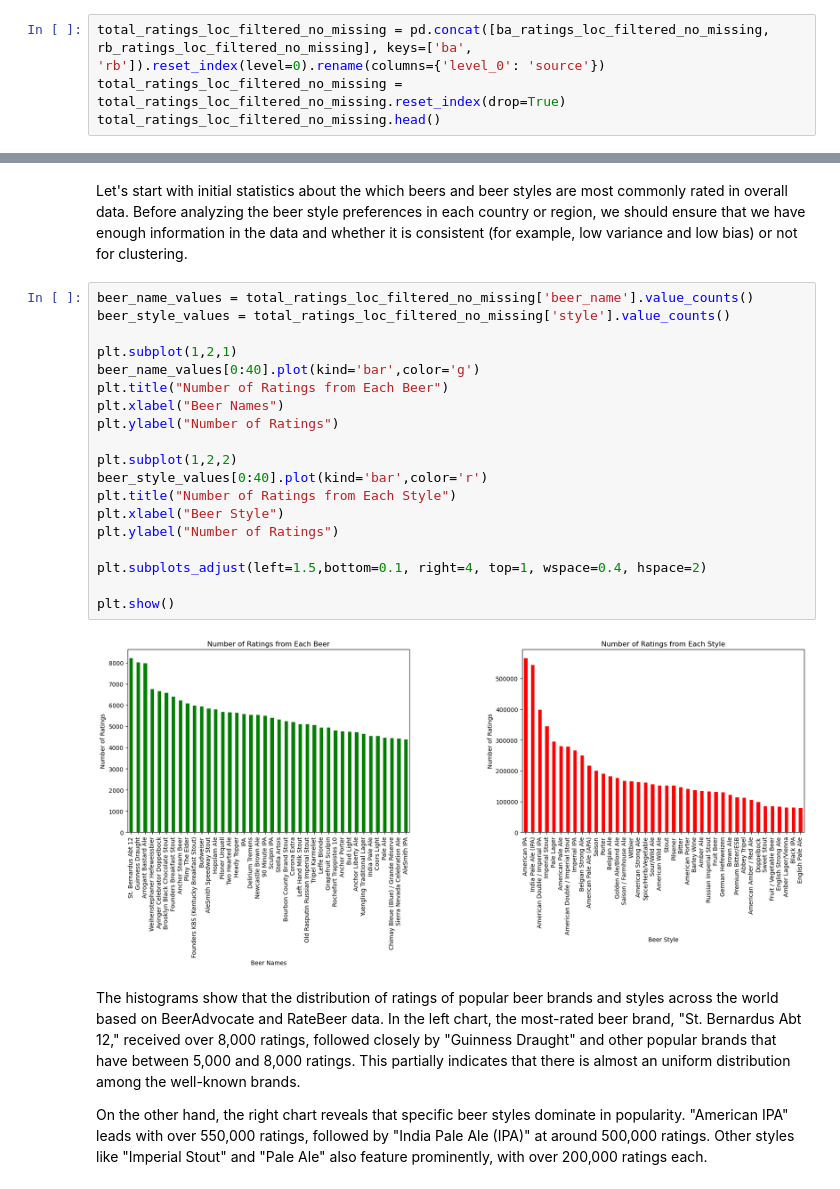
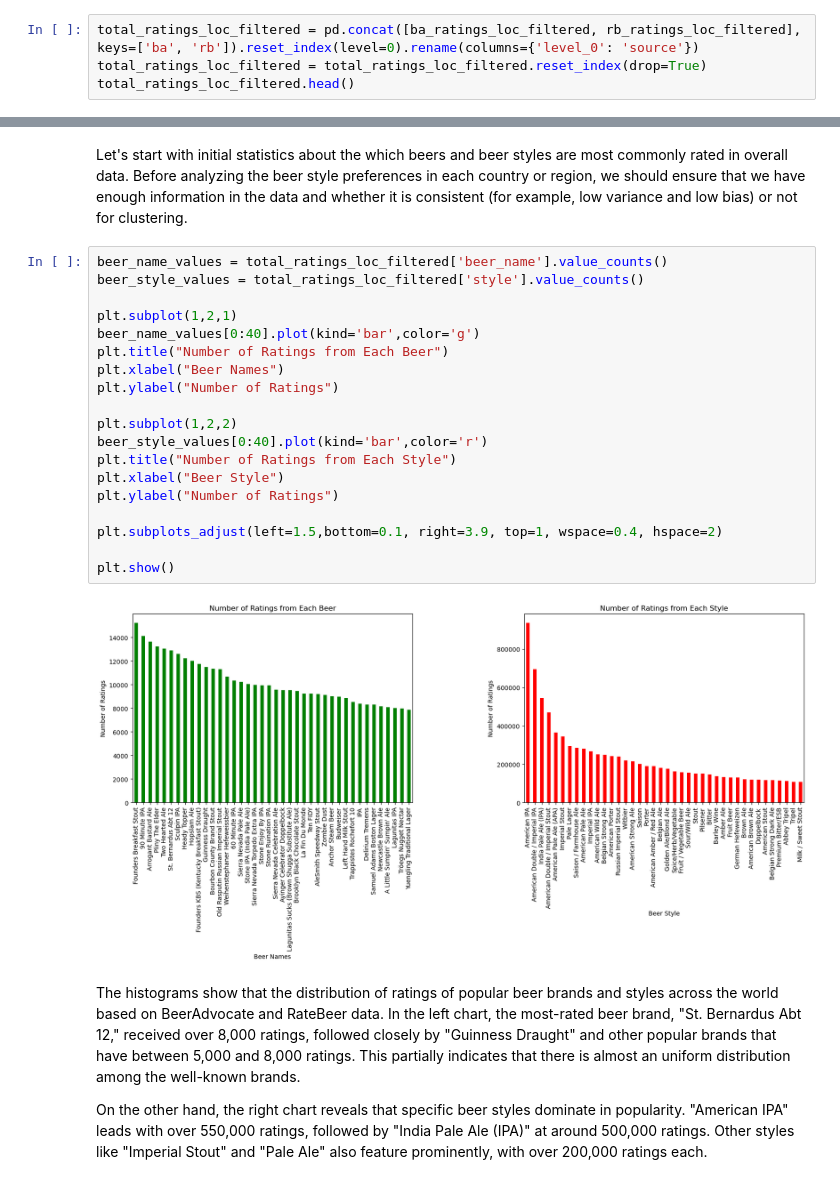
Before and after one commit to epfl-ada/ada-2024-project-datapilots, a Jupyter notebook: results.ipynb, the cells around one changed output, grey strips where cells are left out. Drawn from its saved outputs; the diff is of its cells as text.

```diff
--- a/results.ipynb
+++ b/results.ipynb
@@ -864,9 +865,9 @@ ba_ratings_loc_filtered.head()
 # %% [markdown]
 Here we concanated the two data frames together and added a source column so that we are not losing track of the origin of each rating.This data frame will be the main data frame for linear regression analysis and the clustering as it will give us the total ratings
 # %%
-total_ratings_loc_filtered_no_missing = pd.concat([ba_ratings_loc_filtered_no_missing, rb_ratings_loc_filtered_no_missing], keys=['ba', 'rb']).reset_index(level=0).rename(columns={'level_0': 'source'})
-total_ratings_loc_filtered_no_missing = total_ratings_loc_filtered_no_missing.reset_index(drop=True)
-total_ratings_loc_filtered_no_missing.head()
+total_ratings_loc_filtered = pd.concat([ba_ratings_loc_filtered, rb_ratings_loc_filtered], keys=['ba', 'rb']).reset_index(level=0).rename(columns={'level_0': 'source'})
+total_ratings_loc_filtered = total_ratings_loc_filtered.reset_index(drop=True)
+total_ratings_loc_filtered.head()
 # %% [output]
 |  | source | beer_name | beer_id | brewery_name | brewery_id | style | abv | date | user_name | user_id | ... |
 | 0 | ba | Régab | 142544.0 | Societe des Brasseries du Gabon (... | 37262.0 | Euro Pale Lager | 4.5 | 2015-08-20 09:59:28 | nmann08 | nmann08.184925 | ... |
@@ -877,26 +878,26 @@ total_ratings_loc_filtered_no_missing.head()
 # %% [markdown]
 Let's start with initial statistics about the which beers and beer styles are most commonly rated in overall data. Before analyzing the beer style preferences in each country or region, we should ensure that we have enough information in the data and whether it is consistent (for example, low variance and low bias) or not for clustering.
 # %%
-beer_name_values = total_ratings_loc_filtered_no_missing['beer_name'].value_counts()
-beer_style_values = total_ratings_loc_filtered_no_missing['style'].value_counts()
+beer_name_values = total_ratings_loc_filtered['beer_name'].value_counts()
+beer_style_values = total_ratings_loc_filtered['style'].value_counts()
 
 plt.subplot(1,2,1)
 beer_name_values[0:40].plot(kind='bar',color='g')
 plt.title("Number of Ratings from Each Beer")
 plt.xlabel("Beer Names")
 plt.ylabel("Number of Ratings")
 
 plt.subplot(1,2,2)
 beer_style_values[0:40].plot(kind='bar',color='r')
 plt.title("Number of Ratings from Each Style")
 plt.xlabel("Beer Style")
 plt.ylabel("Number of Ratings")
 
-plt.subplots_adjust(left=1.5,bottom=0.1, right=4, top=1, wspace=0.4, hspace=2)
+plt.subplots_adjust(left=1.5,bottom=0.1, right=3.9, top=1, wspace=0.4, hspace=2)
 
 plt.show()
 # %% [output]
-[figure, old version]
+[figure, new version]
 # %% [markdown]
 The histograms show that the distribution of ratings of popular beer brands and styles across the world based on BeerAdvocate and RateBeer data. In the left chart, the most-rated beer brand, "St. Bernardus Abt 12," received over 8,000 ratings, followed closely by "Guinness Draught" and other popular brands that have between 5,000 and 8,000 ratings. This partially indicates that there is almost an uniform distribution among the well-known brands.
 
```
Also changed, not shown: parts of 26 cells of this notebook.
